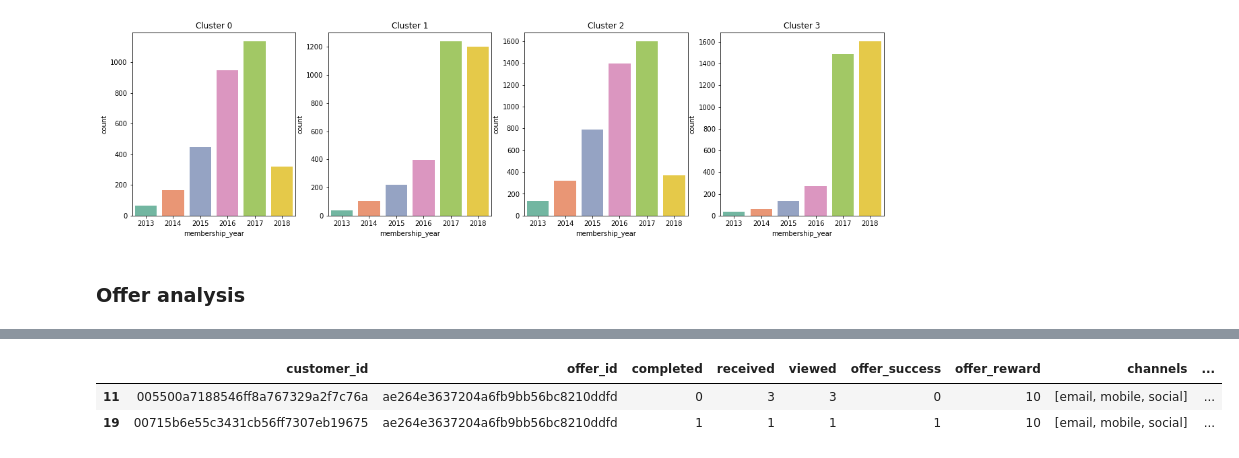
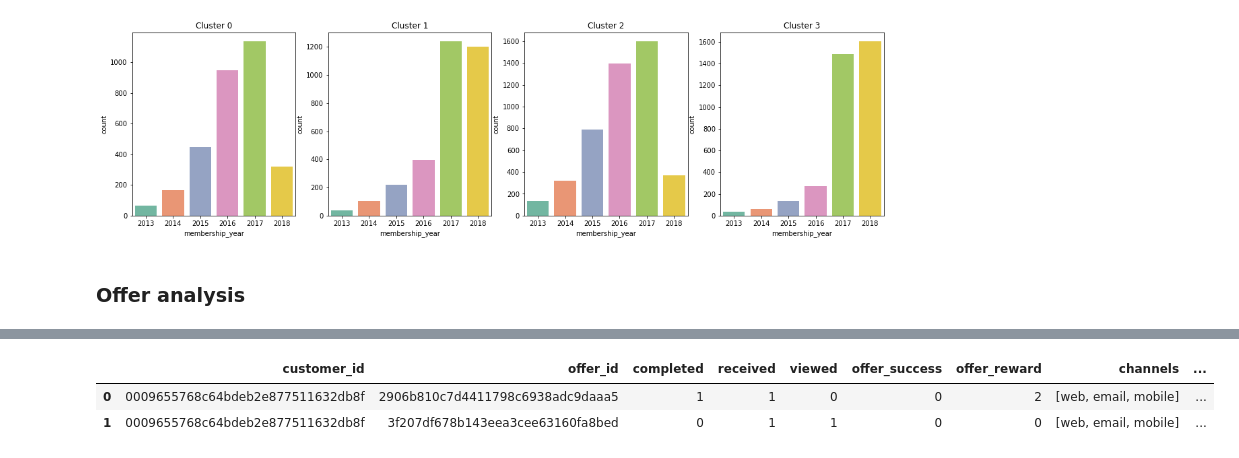
Before and after one commit to Arjunar92/Starbucks_Customer_Segmentation_Project, a Jupyter notebook: Starbucks_Capstone_Data_Exploration.ipynb, the cells around one changed output, grey strips where cells are left out. Drawn from its saved outputs; the diff is of its cells as text; code cells hidden in the pictures.

```diff
--- a/Starbucks_Capstone_Data_Exploration.ipynb
+++ b/Starbucks_Capstone_Data_Exploration.ipynb
@@ -919,6 +901,6 @@ offer_analysis_offer10 = offer_analysis[offer_analysis['offer_name']=='offer_10'
 # %%
-offer_analysis_offer1.head(2)
+offer_analysis.head(2)
 # %% [output]
 |  | customer_id | offer_id | completed | received | viewed | offer_success | offer_reward | channels | ... |
-| 11 | 005500a7188546ff8a767329a2f7c76a | ae264e3637204a6fb9bb56bc8210ddfd | 0 | 3 | 3 | 0 | 10 | [email, mobile, social] | ... |
-| 19 | 00715b6e55c3431cb56ff7307eb19675 | ae264e3637204a6fb9bb56bc8210ddfd | 1 | 1 | 1 | 1 | 10 | [email, mobile, social] | ... |
+| 0 | 0009655768c64bdeb2e877511632db8f | 2906b810c7d4411798c6938adc9daaa5 | 1 | 1 | 0 | 0 | 2 | [web, email, mobile] | ... |
+| 1 | 0009655768c64bdeb2e877511632db8f | 3f207df678b143eea3cee63160fa8bed | 0 | 1 | 1 | 0 | 0 | [web, email, mobile] | ... |
```
Also changed, not shown: parts of 19 cells of this notebook.
